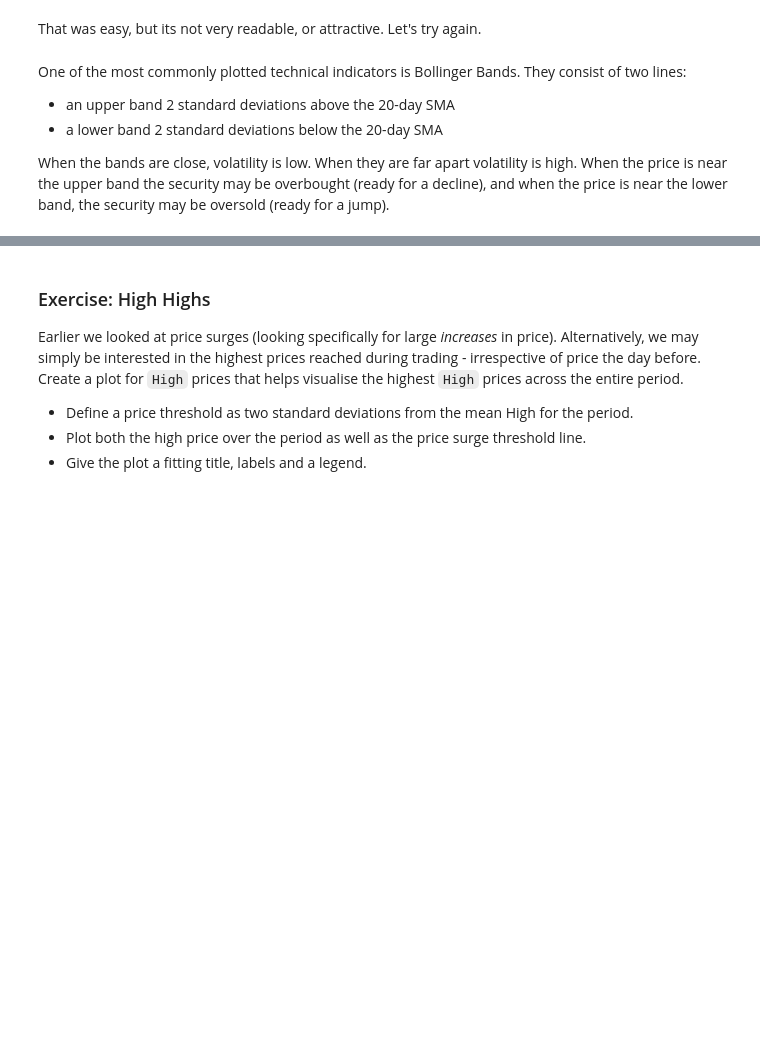
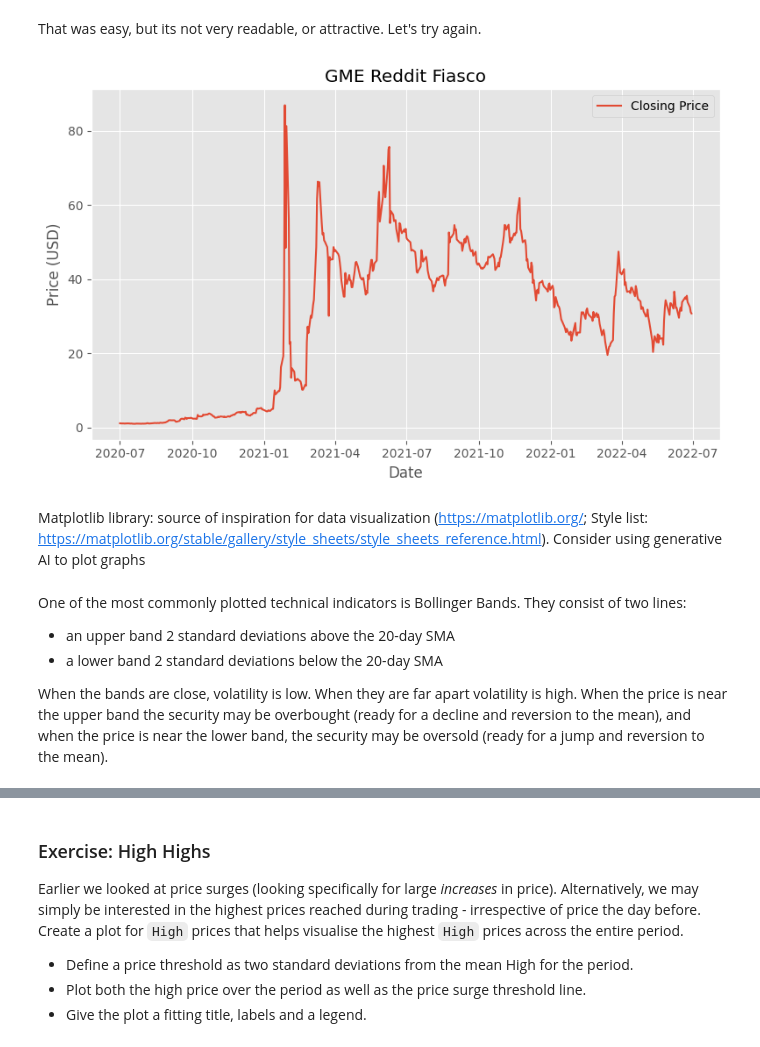
Before and after one commit to lilyhh0303/efds-ta-python, a Jupyter notebook: 04. Visualisation.ipynb, the cells around one changed output, grey strips where cells are left out. Saved outputs shown, nothing was run; the diff lists cells and outputs as text; code cells hidden in the pictures; blank space fills up the shorter version.

```diff
--- a/04. Visualisation.ipynb
+++ b/04. Visualisation.ipynb
@@ -11,12 +37,25 @@ Let's create our first simple plot. We'll use the `plot()` function to do this.
 # %% [markdown]
 That was easy, but its not very readable, or attractive. Let's try again.
+# %%
+plt.style.use("ggplot")
+plt.figure(figsize = (8,5))
+plt.title("GME Reddit Fiasco")
+plt.ylabel("Price (USD)")
+plt.xlabel("Date")
+plt.plot(df.Close, label = "Closing Price")
+plt.legend()
+plt.tight_layout()
+# %% [output]
+[figure, added]
+# %% [markdown]
+Matplotlib library: source of inspiration for data visualization (https://matplotlib.org/; Style list: https://matplotlib.org/stable/gallery/style_sheets/style_sheets_reference.html). Consider using generative AI to plot graphs
 # %% [markdown]
 One of the most commonly plotted technical indicators is Bollinger Bands. They consist of two lines:
 
 - an upper band 2 standard deviations above the 20-day SMA
 - a lower band 2 standard deviations below the 20-day SMA
 
-When the bands are close, volatility is low. When they are far apart volatility is high. When the price is near the upper band the security may be overbought (ready for a decline), and when the price is near the lower band, the security may be oversold (ready for a jump).
+When the bands are close, volatility is low. When they are far apart volatility is high. When the price is near the upper band the security may be overbought (ready for a decline and reversion to the mean), and when the price is near the lower band, the security may be oversold (ready for a jump and reversion to the mean).
 # %%
 # Adding these as features so the calculation of the Bollinger Bands is easier
 df['20-day SMA'] = df['Adj Close'].rolling(window=20).mean()
```
Also changed, not shown: parts of 9 cells of this notebook, 1 other file.
